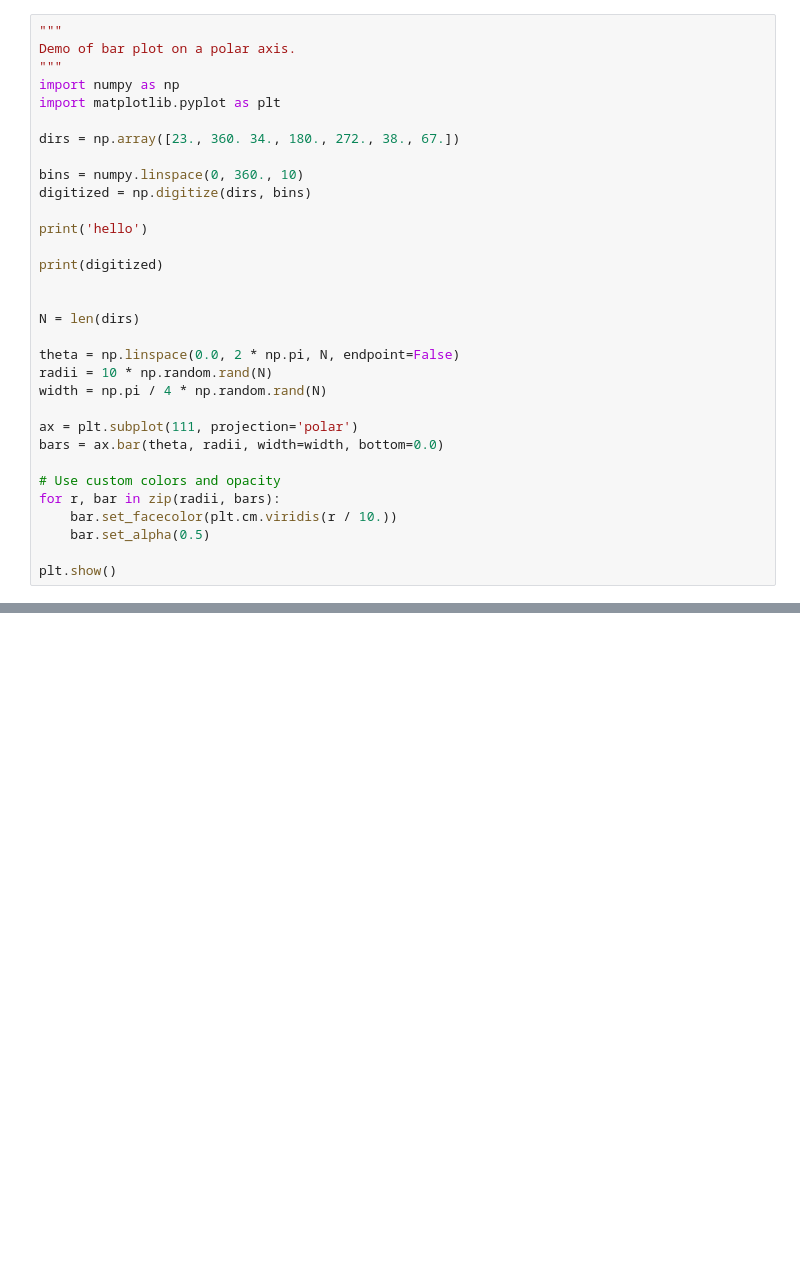
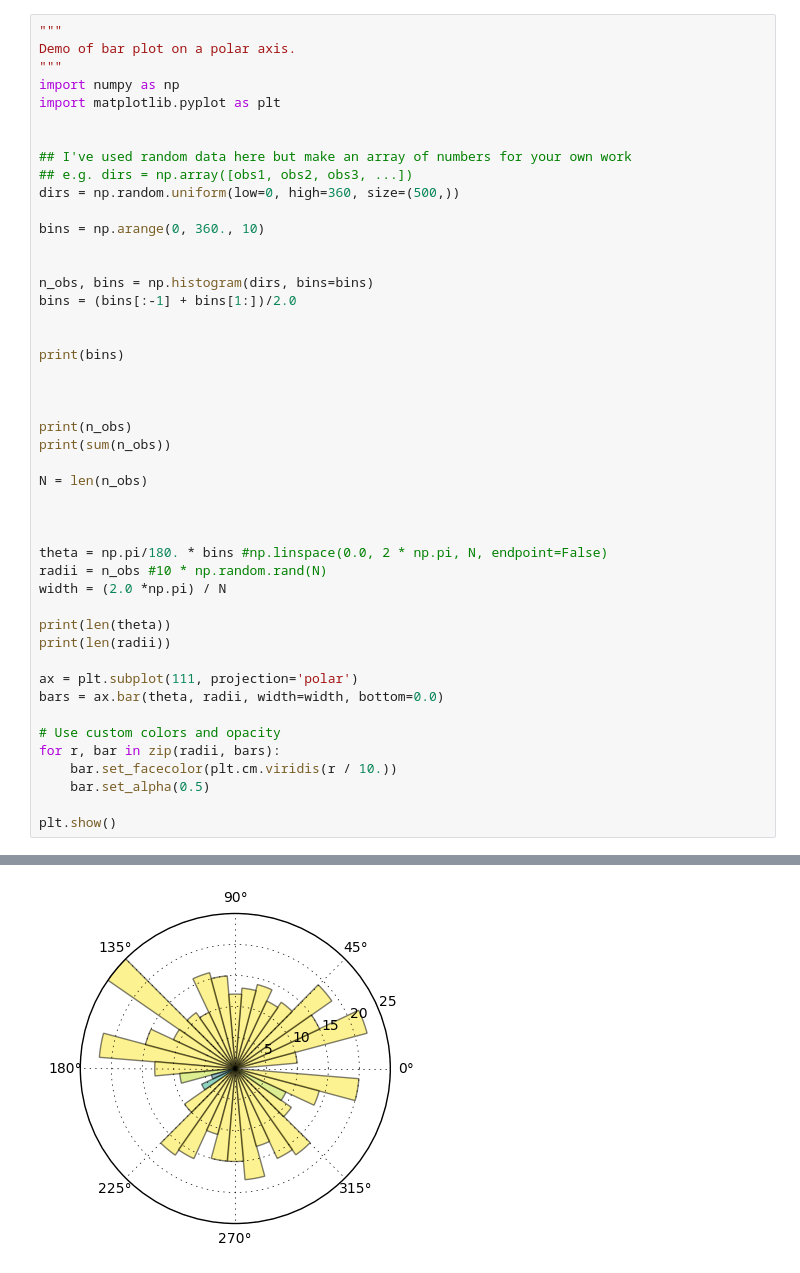
Before and after one commit to bmenounos/geog311_lab3, a Jupyter notebook: geog311_lab3.ipynb, the cells around one changed output, grey strips where cells are left out. Cells and saved outputs as stored; diff of their text form; blank space fills up the shorter version.

```diff
--- a/geog311_lab3.ipynb
+++ b/geog311_lab3.ipynb
@@ -133,21 +133,35 @@ Demo of bar plot on a polar axis.
 import numpy as np
 import matplotlib.pyplot as plt
 
-dirs = np.array([23., 360. 34., 180., 272., 38., 67.])
 
-bins = numpy.linspace(0, 360., 10)
-digitized = np.digitize(dirs, bins)
+## I've used random data here but make an array of numbers for your own work
+## e.g. dirs = np.array([obs1, obs2, obs3, ...])
+dirs = np.random.uniform(low=0, high=360, size=(500,))
 
-print('hello')
-
-print(digitized)
+bins = np.arange(0, 360., 10)
 
 
-N = len(dirs)
+n_obs, bins = np.histogram(dirs, bins=bins)
+bins = (bins[:-1] + bins[1:])/2.0
 
-theta = np.linspace(0.0, 2 * np.pi, N, endpoint=False)
-radii = 10 * np.random.rand(N)
-width = np.pi / 4 * np.random.rand(N)
+
+print(bins)
+
+
+
+print(n_obs)
+print(sum(n_obs))
+
+N = len(n_obs)
+
+
+
+theta = np.pi/180. * bins #np.linspace(0.0, 2 * np.pi, N, endpoint=False)
+radii = n_obs #10 * np.random.rand(N)
+width = (2.0 *np.pi) / N
+
+print(len(theta))
+print(len(radii))
 
 ax = plt.subplot(111, projection='polar')
 bars = ax.bar(theta, radii, width=width, bottom=0.0)
@@ -158,3 +172,4 @@ for r, bar in zip(radii, bars):
     bar.set_alpha(0.5)
 
 plt.show()
+# %% [output]
@@ -160,0 +184 @@ plt.show()
+[figure, added]
```
Also changed, not shown: parts of 1 cell of this notebook.
